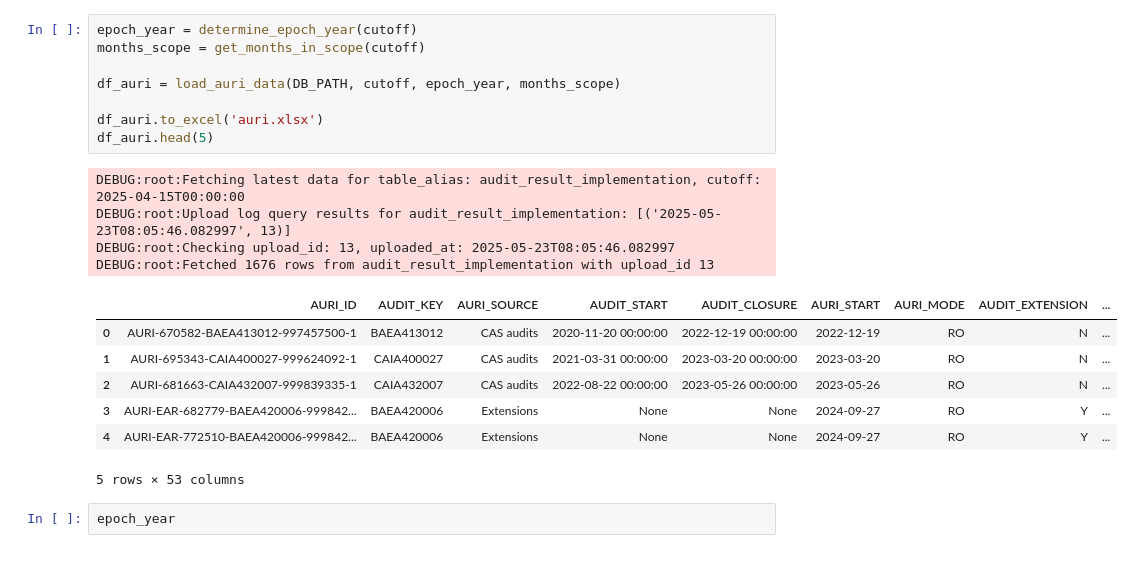
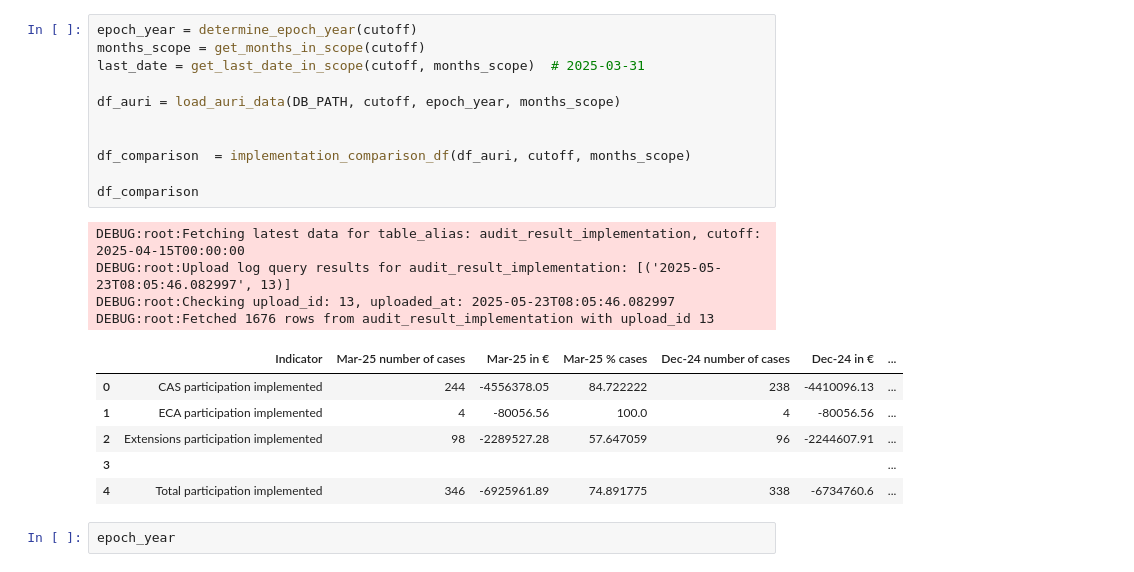
Before and after one commit to vinciliba/QuarterlyReport, a Jupyter notebook: auri.ipynb, the cells around one changed output. Cells and saved outputs as stored; diff of their text form.

```diff
--- a/auri.ipynb
+++ b/auri.ipynb
@@ -604,23 +769,25 @@ def generate_auri_tables(db_path: str, report_params: dict, cutoff: datetime, su
 # %%
 epoch_year = determine_epoch_year(cutoff)
 months_scope = get_months_in_scope(cutoff)
+last_date = get_last_date_in_scope(cutoff, months_scope)  # 2025-03-31
 
 df_auri = load_auri_data(DB_PATH, cutoff, epoch_year, months_scope)
 
-df_auri.to_excel('auri.xlsx')
-df_auri.head(5)
+
+df_comparison  = implementation_comparison_df(df_auri, cutoff, months_scope)
+
+df_comparison
 # %% [output]
 DEBUG:root:Fetching latest data for table_alias: audit_result_implementation, cutoff: 2025-04-15T00:00:00
 DEBUG:root:Upload log query results for audit_result_implementation: [('2025-05-23T08:05:46.082997', 13)]
 DEBUG:root:Checking upload_id: 13, uploaded_at: 2025-05-23T08:05:46.082997
 DEBUG:root:Fetched 1676 rows from audit_result_implementation with upload_id 13
-|  | AURI_ID | AUDIT_KEY | AURI_SOURCE | AUDIT_START | AUDIT_CLOSURE | AURI_START | AURI_MODE | AUDIT_EXTENSION | ... |
-| 0 | AURI-670582-BAEA413012-997457500-1 | BAEA413012 | CAS audits | 2020-11-20 00:00:00 | 2022-12-19 00:00:00 | 2022-12-19 | RO | N | ... |
-| 1 | AURI-695343-CAIA400027-999624092-1 | CAIA400027 | CAS audits | 2021-03-31 00:00:00 | 2023-03-20 00:00:00 | 2023-03-20 | RO | N | ... |
-| 2 | AURI-681663-CAIA432007-999839335-1 | CAIA432007 | CAS audits | 2022-08-22 00:00:00 | 2023-05-26 00:00:00 | 2023-05-26 | RO | N | ... |
-| 3 | AURI-EAR-682779-BAEA420006-999842... | BAEA420006 | Extensions | None | None | 2024-09-27 | RO | Y | ... |
-| 4 | AURI-EAR-772510-BAEA420006-999842... | BAEA420006 | Extensions | None | None | 2024-09-27 | RO | Y | ... |
+|  | Indicator | Mar-25 number of cases | Mar-25 in € | Mar-25 % cases | Dec-24 number of cases | Dec-24 in € | ... |
+| 0 | CAS participation implemented | 244 | -4556378.05 | 84.722222 | 238 | -4410096.13 | ... |
+| 1 | ECA participation implemented | 4 | -80056.56 | 100.0 | 4 | -80056.56 | ... |
+| 2 | Extensions participation implemented | 98 | -2289527.28 | 57.647059 | 96 | -2244607.91 | ... |
+| 3 |  |  |  |  |  |  | ... |
+| 4 | Total participation implemented | 346 | -6925961.89 | 74.891775 | 338 | -6734760.6 | ... |
-5 rows × 53 columns
 # %%
 epoch_year
 # %%
```
Also changed, not shown: parts of 4 cells of this notebook.
